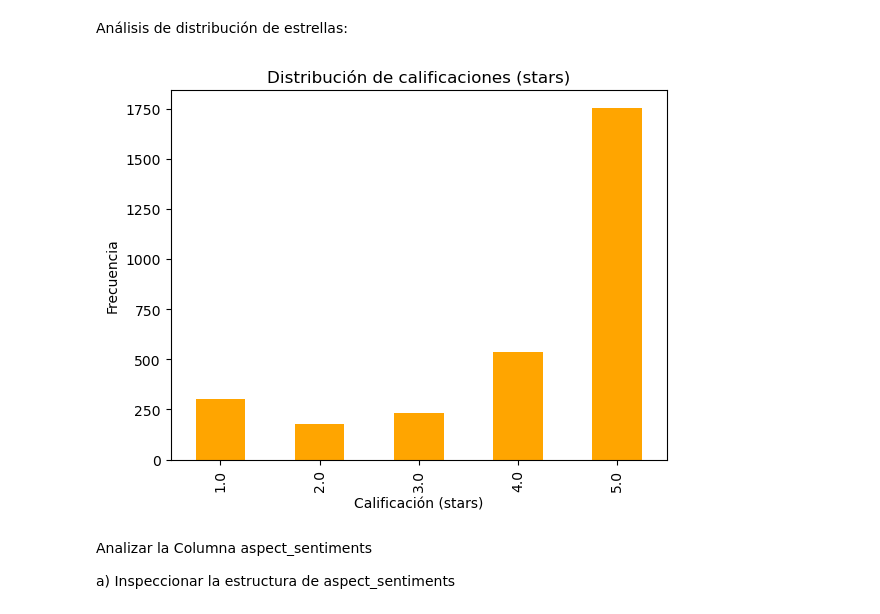
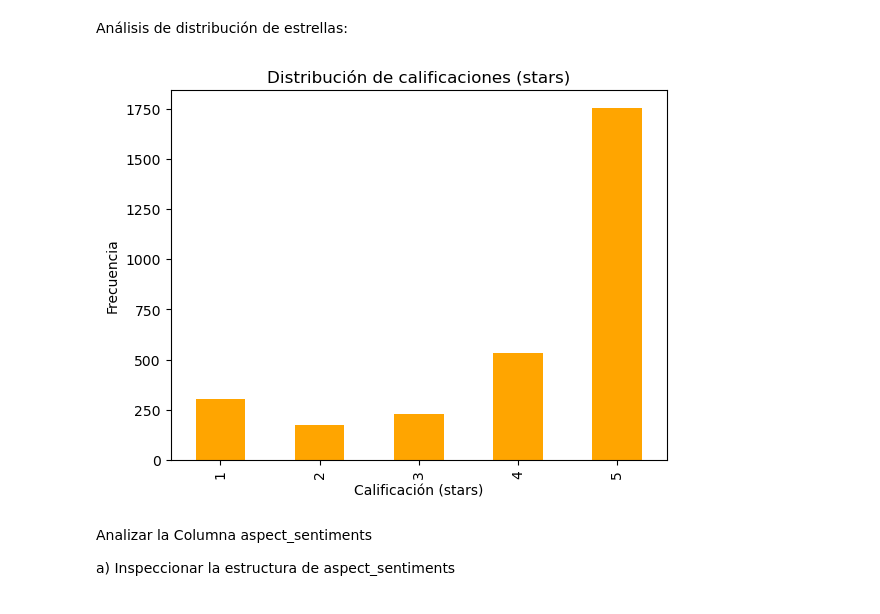
Before and after one commit to JosueMonte/restaurantguru, a Jupyter notebook: AnalisisDeSentimiento/Sprint3/ResultadosABSA.ipynb, the cells around one changed output. Drawn from its saved outputs; the diff is of its cells as text; code cells hidden in the pictures.

```diff
--- a/AnalisisDeSentimiento/Sprint3/ResultadosABSA.ipynb
+++ b/AnalisisDeSentimiento/Sprint3/ResultadosABSA.ipynb
@@ -229,14 +229,17 @@ None
 # %% [markdown]
 Análisis de distribución de estrellas:
 # %%
+# Asegurarse de que los valores en la columna 'stars' sean enteros
+df['stars'] = df['stars'].astype(int)
+
 # Distribución de las calificaciones
 df['stars'].value_counts().sort_index().plot(
     kind='bar', color='orange', title='Distribución de calificaciones (stars)')
 plt.xlabel('Calificación (stars)')
 plt.ylabel('Frecuencia')
 plt.show()
 # %% [output]
-[figure, old version]
+[figure, new version]
 # %% [markdown]
 Analizar la Columna aspect_sentiments
 
```
Also changed, not shown: parts of 3 cells of this notebook, 1 other file.
